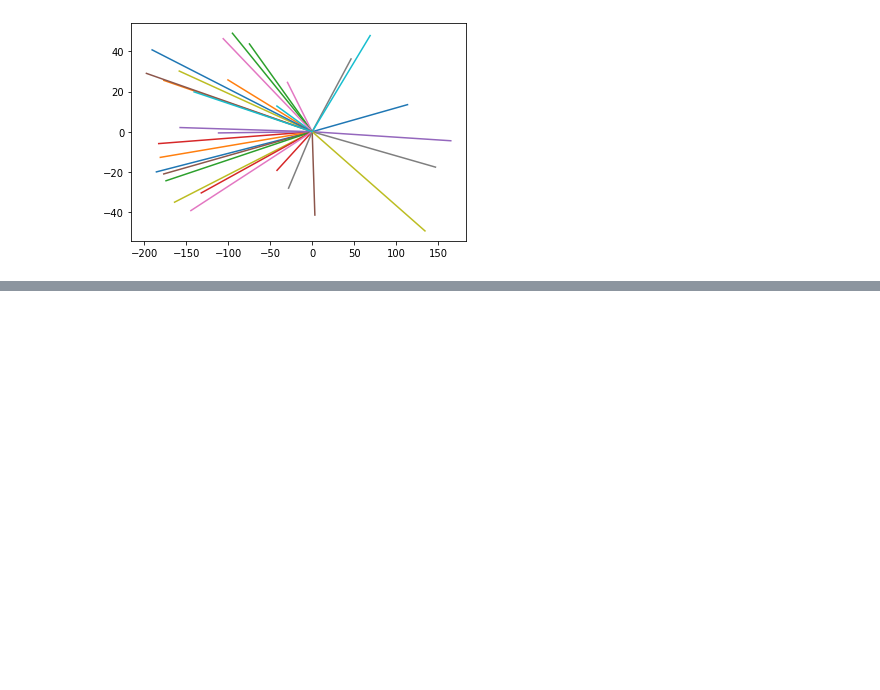
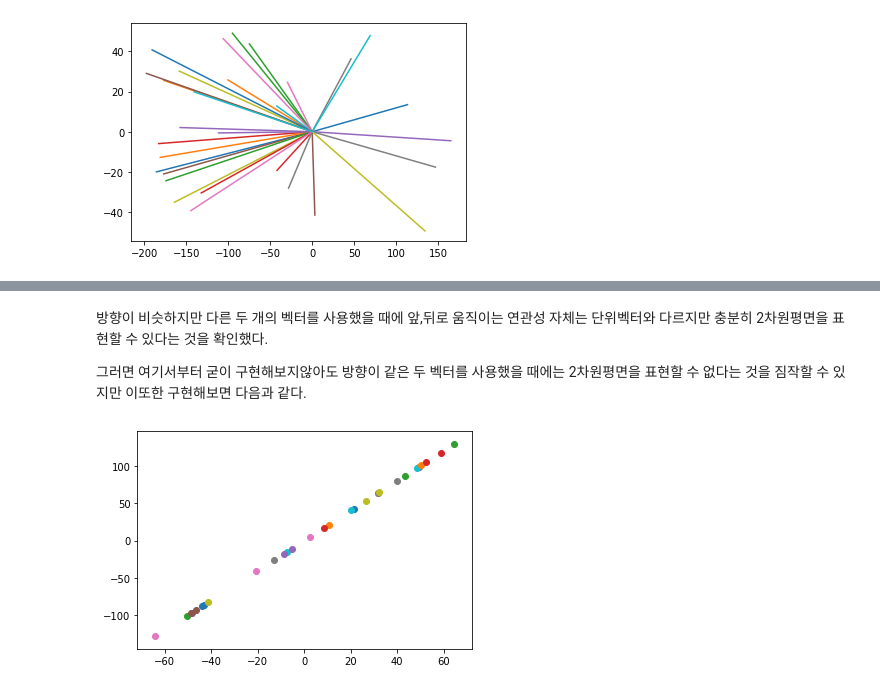
Before and after one commit to platypus46/LinearAlgebra, a Jupyter notebook: Span_BasisVectors.ipynb, the cells around one changed output, grey strips where cells are left out. Cells and saved outputs as stored; diff of their text form; code cells hidden in the pictures; blank space fills up the shorter version.

```diff
--- a/Span_BasisVectors.ipynb
+++ b/Span_BasisVectors.ipynb
@@ -48,0 +90,20 @@ plt.show()
+# %% [markdown]
+방향이 비슷하지만 다른 두 개의 벡터를 사용했을 때에 앞,뒤로 움직이는 연관성 자체는 단위벡터와 다르지만 충분히 2차원평면을 표현할 수 있다는 것을 확인했다.
+
+그러면 여기서부터 굳이 구현해보지않아도 방향이 같은 두 벡터를 사용했을 때에는 2차원평면을 표현할 수 없다는 것을 짐작할 수 있지만 이또한 구현해보면 다음과 같다.
+# %%
+v=np.array([1,2])
+w=np.array([1,2])
+
+
+for i in range(30):
+    scale1=np.random.uniform(-50,50)
+    scale2=np.random.uniform(-50,50)
+
+    new_vector=scale1*v+scale2*w
+
+    plt.scatter(new_vector[0],new_vector[1])
+
+plt.show()
+# %% [output]
+[figure, added]
```
Also changed, not shown: parts of 10 cells of this notebook.
